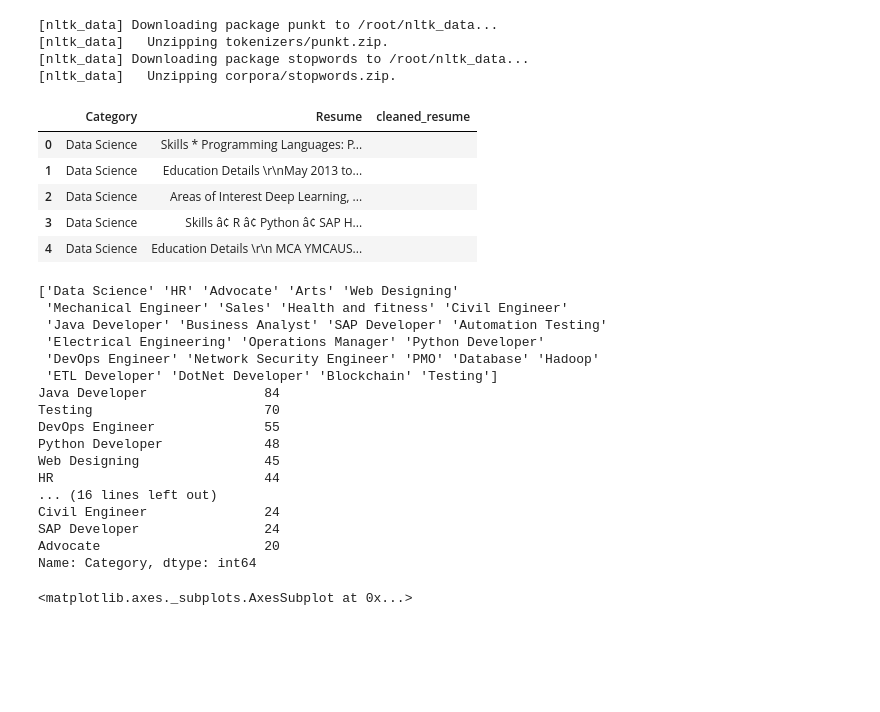
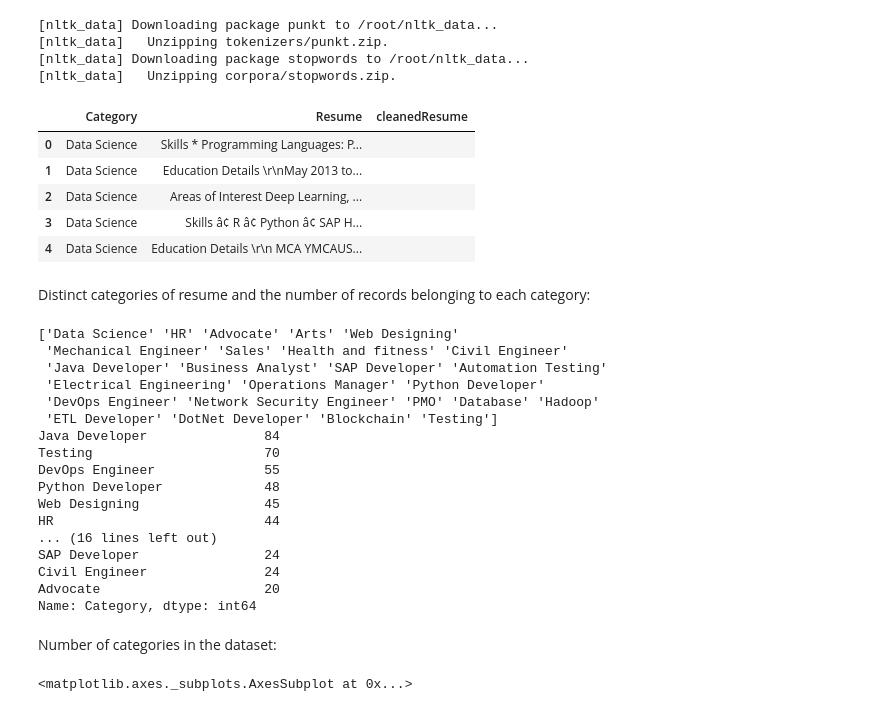
Before and after one commit to vatsalya-gupta/Resume-Screening-NLTK, a Jupyter notebook: ResumeScreening.ipynb, the cells around one changed output. Cells and saved outputs as stored; diff of their text form; code cells hidden in the pictures; blank space fills up the shorter version.

```diff
--- a/ResumeScreening.ipynb
+++ b/ResumeScreening.ipynb
@@ -27,10 +27,10 @@ import string
 [nltk_data]   Unzipping corpora/stopwords.zip.
 # %%
 resume_data = pd.read_csv("UpdatedResumeDataSet.csv", encoding = "UTF-8")
-resume_data["cleaned_resume"] = ""
+resume_data["cleanedResume"] = ""
 resume_data.head()
 # %% [output]
-|  | Category | Resume | cleaned_resume |
+|  | Category | Resume | cleanedResume |
 | 0 | Data Science | Skills * Programming Languages: P... |  |
 | 1 | Data Science | Education Details \r\nMay 2013 to... |  |
 | 2 | Data Science | Areas of Interest Deep Learning, ... |  |
@@ -38,7 +38,9 @@ resume_data.head()
 | 4 | Data Science | Education Details \r\n MCA YMCAUS... |  |
+# %% [markdown]
+Distinct categories of resume and the number of records belonging to each category:
 # %%
-print(resume_data['Category'].unique())
-print(resume_data['Category'].value_counts())
+print(resume_data["Category"].unique())
+print(resume_data["Category"].value_counts())
 # %% [output]
 ['Data Science' 'HR' 'Advocate' 'Arts' 'Web Designing'
  'Mechanical Engineer' 'Sales' 'Health and fitness' 'Civil Engineer'
@@ -53,10 +55,12 @@ Python Developer             48
 Web Designing                45
 HR                           44
 ... (16 lines left out)
+SAP Developer                24
 Civil Engineer               24
-SAP Developer                24
 Advocate                     20
 Name: Category, dtype: int64
+# %% [markdown]
+Number of categories in the dataset:
 # %%
 plt.figure(figsize = (15, 15))
 plt.xticks(rotation = 90)
```
Also changed, not shown: parts of 14 cells of this notebook.
